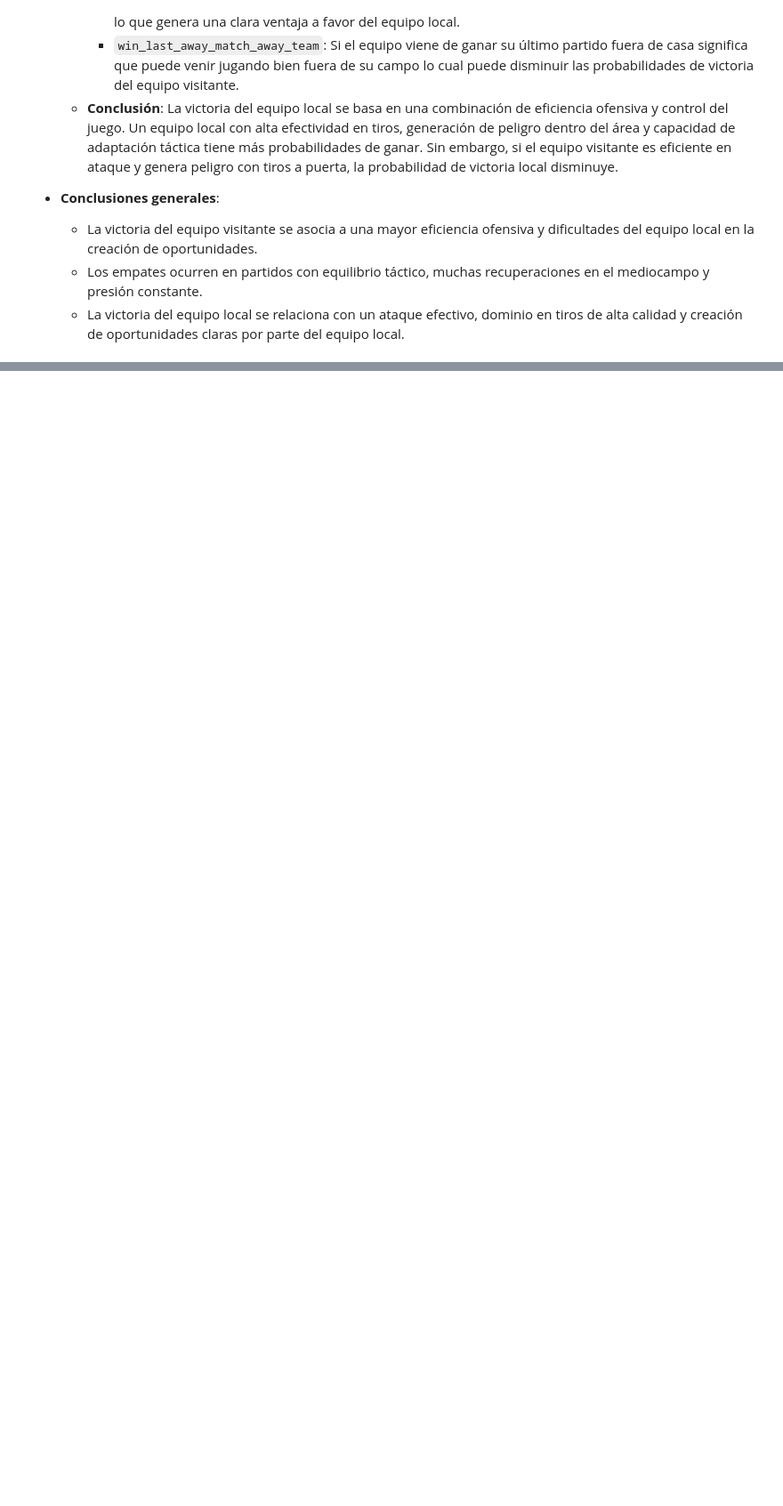
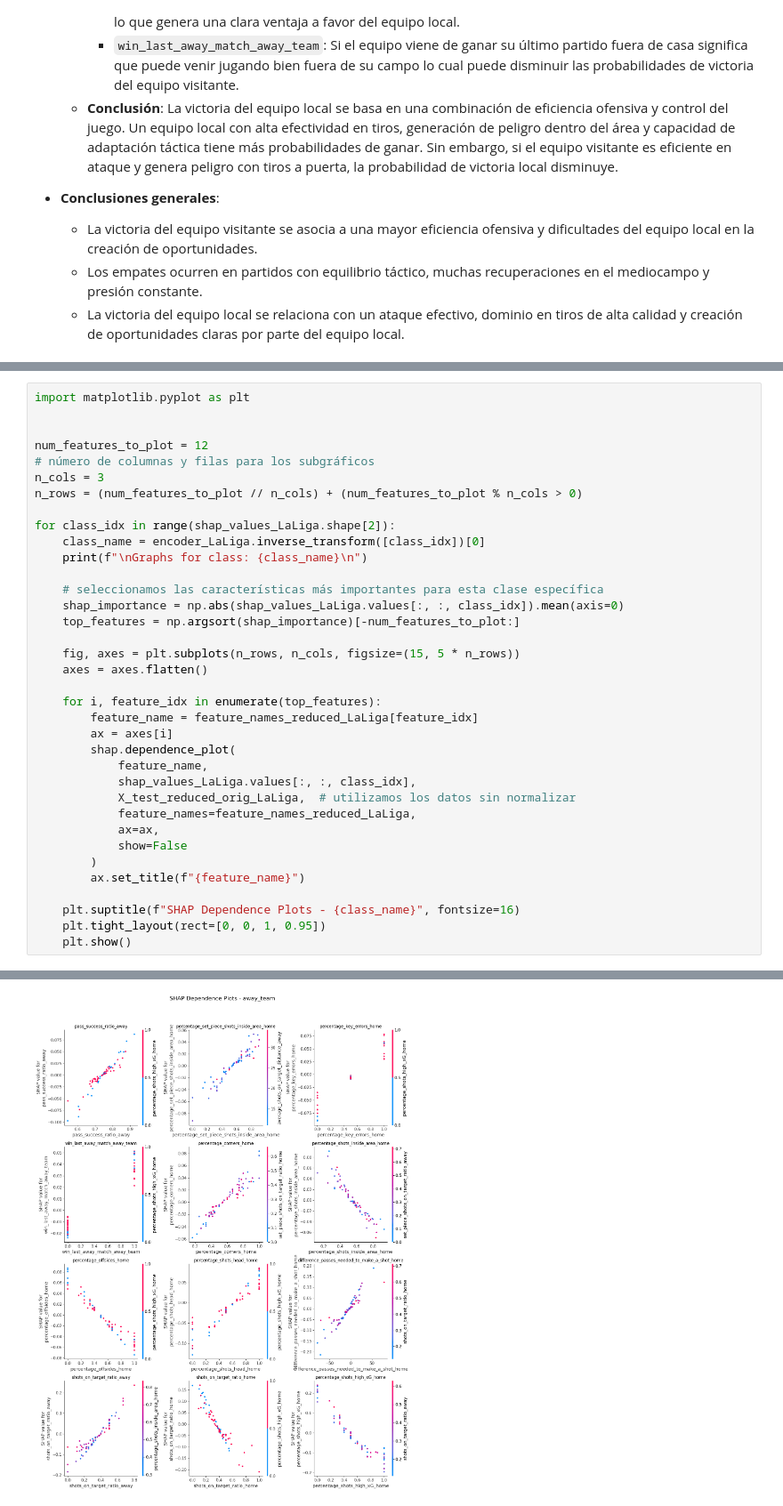
Before and after one commit to Jaime-Linares/DataAnalysis-FootySage, a Jupyter notebook: 2_analysis.ipynb, the cells around one changed output, grey strips where cells are left out. Shown at 89% size. Cells and saved outputs as stored; diff of their text form; blank space fills up the shorter version.

```diff
--- a/2_analysis.ipynb
+++ b/2_analysis.ipynb
@@ -286,0 +312,37 @@ Vamos a analizar cada uno de los gráficos:
+# %%
+import matplotlib.pyplot as plt
+
+
+num_features_to_plot = 12
+# número de columnas y filas para los subgráficos
+n_cols = 3
+n_rows = (num_features_to_plot // n_cols) + (num_features_to_plot % n_cols > 0)
+
+for class_idx in range(shap_values_LaLiga.shape[2]):
+    class_name = encoder_LaLiga.inverse_transform([class_idx])[0]
+    print(f"\nGraphs for class: {class_name}\n")
+
+    # seleccionamos las características más importantes para esta clase específica
+    shap_importance = np.abs(shap_values_LaLiga.values[:, :, class_idx]).mean(axis=0)
+    top_features = np.argsort(shap_importance)[-num_features_to_plot:]
+
+    fig, axes = plt.subplots(n_rows, n_cols, figsize=(15, 5 * n_rows))
+    axes = axes.flatten()
+
+    for i, feature_idx in enumerate(top_features):
+        feature_name = feature_names_reduced_LaLiga[feature_idx]
+        ax = axes[i]
+        shap.dependence_plot(
+            feature_name,
+            shap_values_LaLiga.values[:, :, class_idx],
+            X_test_reduced_orig_LaLiga,  # utilizamos los datos sin normalizar
+            feature_names=feature_names_reduced_LaLiga,
+            ax=ax,
+            show=False
+        )
+        ax.set_title(f"{feature_name}")
+
+    plt.suptitle(f"SHAP Dependence Plots - {class_name}", fontsize=16)
+    plt.tight_layout(rect=[0, 0, 1, 0.95])
+    plt.show()
+# %% [output]
@@ -286,0 +350 @@ Vamos a analizar cada uno de los gráficos:
+[figure, added]
```
Also changed, not shown: parts of 7 cells of this notebook, 1 other file.
